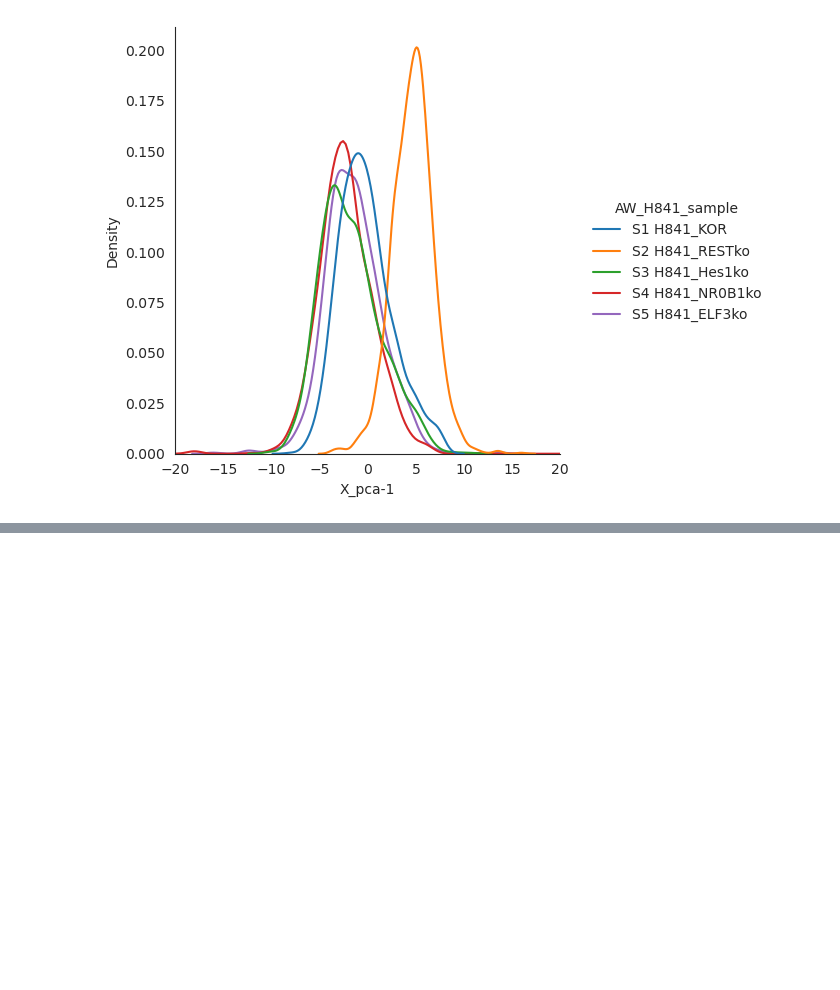
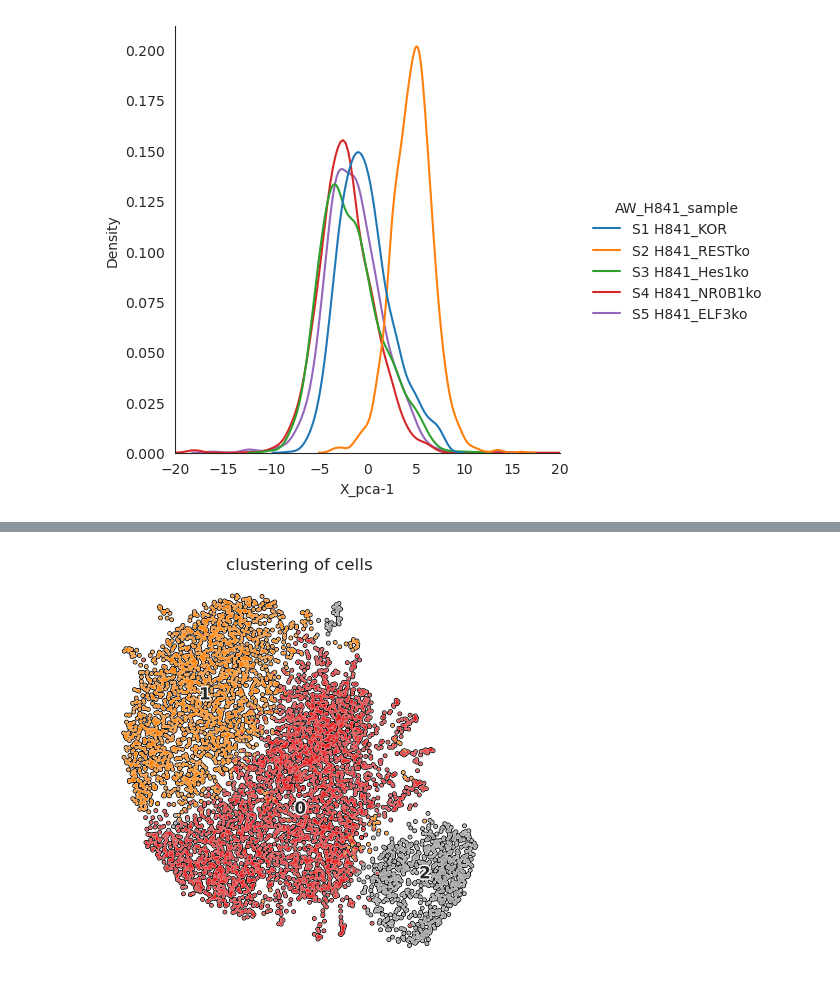
Before and after one commit to QuLab-VU/tempo_code, a Jupyter notebook: rna_seq/H841_MT_RP_filter.ipynb, the cells around one changed output, grey strips where cells are left out. Cells and saved outputs as stored; diff of their text form; code cells hidden in the pictures; blank space fills up the shorter version.

```diff
--- a/rna_seq/H841_MT_RP_filter.ipynb
+++ b/rna_seq/H841_MT_RP_filter.ipynb
@@ -459,0 +523,7 @@ fig6 = sns.displot(subset_df, x='X_pca-1', hue='AW_H841_sample', kind="kde", com
+# %%
+with plt.rc_context({'figure.figsize': (5, 5)}):
+    sc.pl.umap(filtered, color='clusters', add_outline=True, legend_loc='on data',
+               legend_fontsize=12, legend_fontoutline=2,frameon=False,
+               title='clustering of cells', palette='Set1')
+# %% [output]
+[figure, added]
```
Also changed, not shown: parts of 29 cells of this notebook, 5 other files.
